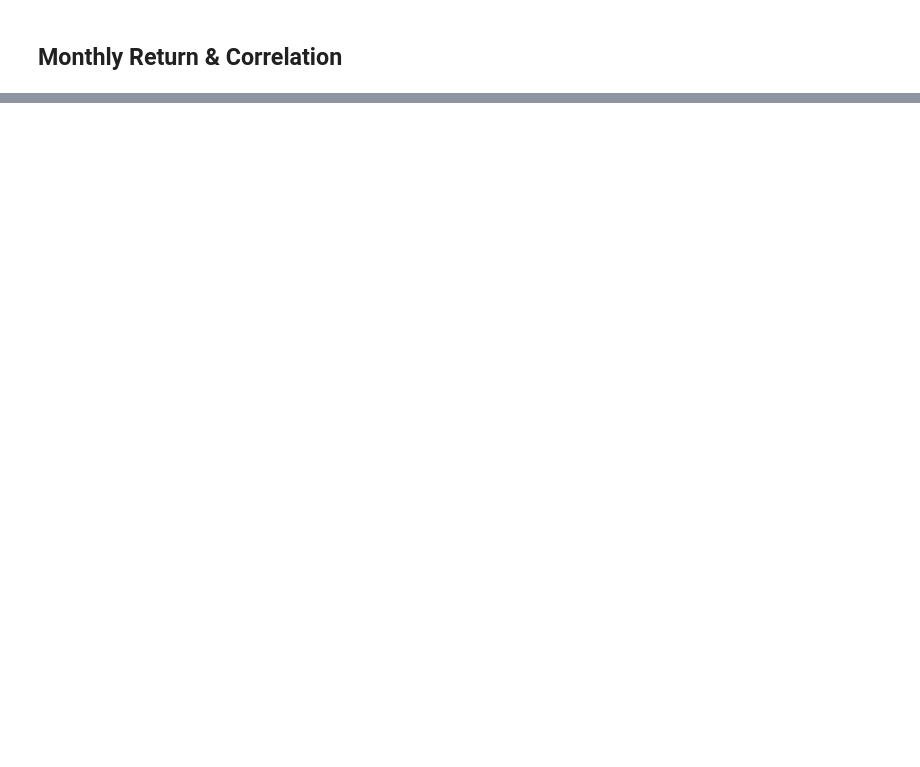
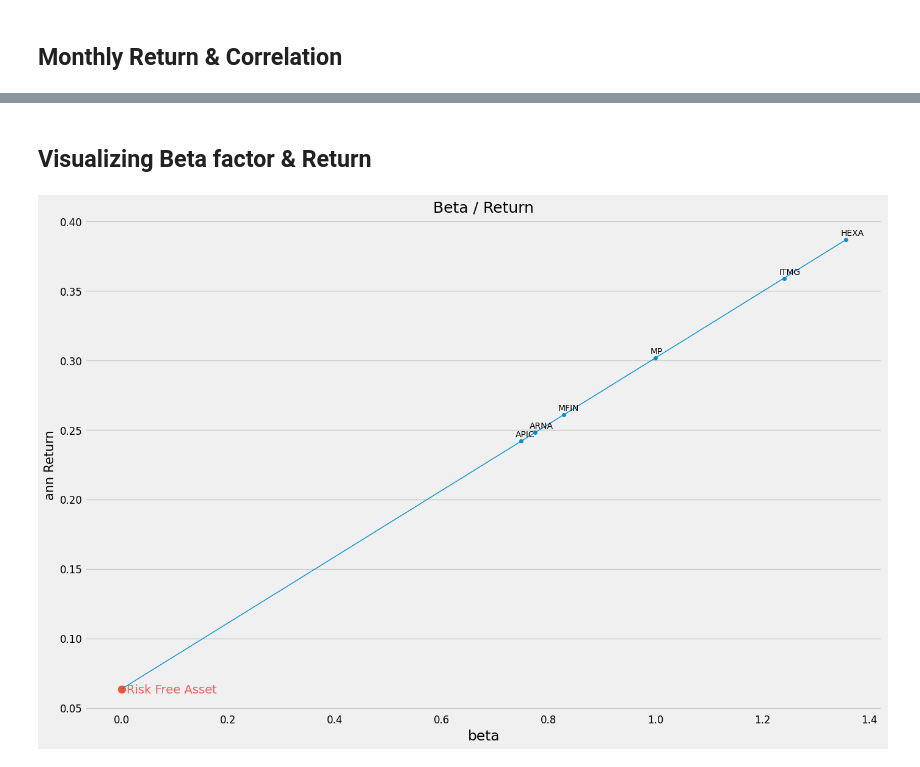
Before and after one commit to teguharia172/morgan, a Jupyter notebook: course/create_analyze_optimize_portfolio/portfolio_diversification_effect.ipynb, the cells around one changed output, grey strips where cells are left out. Saved outputs shown, nothing was run; the diff lists cells and outputs as text; code cells hidden in the pictures; blank space fills up the shorter version.

Commit message:
calculating beta factor

```diff
--- a/course/create_analyze_optimize_portfolio/portfolio_diversification_effect.ipynb
+++ b/course/create_analyze_optimize_portfolio/portfolio_diversification_effect.ipynb
@@ -67,0 +232,3 @@ plt.show()
+# %%
+summary_port['total_risk_var'] = np.power(summary_port['risk'],2)
+summary_port.head()
@@ -67,0 +242,3 @@ plt.show()
+# %%
+COV = ret.cov() * 250
+COV
@@ -67,0 +258,4 @@ plt.show()
+# %%
+summary_port['systematic_risk'] = COV.iloc[-1, :]
+summary_port['unsystematic_risk'] = summary_port['total_risk_var'].sub(summary_port['systematic_risk'])
+summary_port
@@ -67,0 +300,3 @@ plt.show()
+# %%
+summary_port['beta'] = summary_port['systematic_risk'] / summary_port.loc['MP', 'systematic_risk']
+summary_port
@@ -67,0 +311,18 @@ plt.show()
+# %% [markdown]
+## Visualizing Beta factor & Return
+# %%
+plt.figure(figsize = (15 ,10))
+plt.scatter(summary_port['beta'], summary_port['return'], s= 20)
+for i in summary_port.index :
+    plt.annotate(i.replace('.jk', ''), xy = (summary_port.loc[i,'beta'] - 0.01, summary_port.loc[i, 'return'] + 0.003), size = 10)
+plt.plot([rf[1], summary_port.loc['HEXA.jk', 'beta']], [rf[0],summary_port.loc['HEXA.jk', 'return']], lw= 1)
+plt.scatter(rf[1], rf[0], marker = 'o', s = 80)
+plt.annotate('Risk Free Asset', xy = (rf[1] + 0.01, rf[0] - 0.0028), c = '#f05d5e')
+plt.xlabel('beta')
+plt.xticks(size = 12)
+plt.ylabel('ann Return', size = 15)
+plt.yticks(size =12)
+plt.title('Beta / Return', size = 18)
+plt.grid(axis = 'x')
+# %% [output]
+[figure, added]
```
Also changed, not shown: parts of 40 cells of this notebook, 1 other file.
